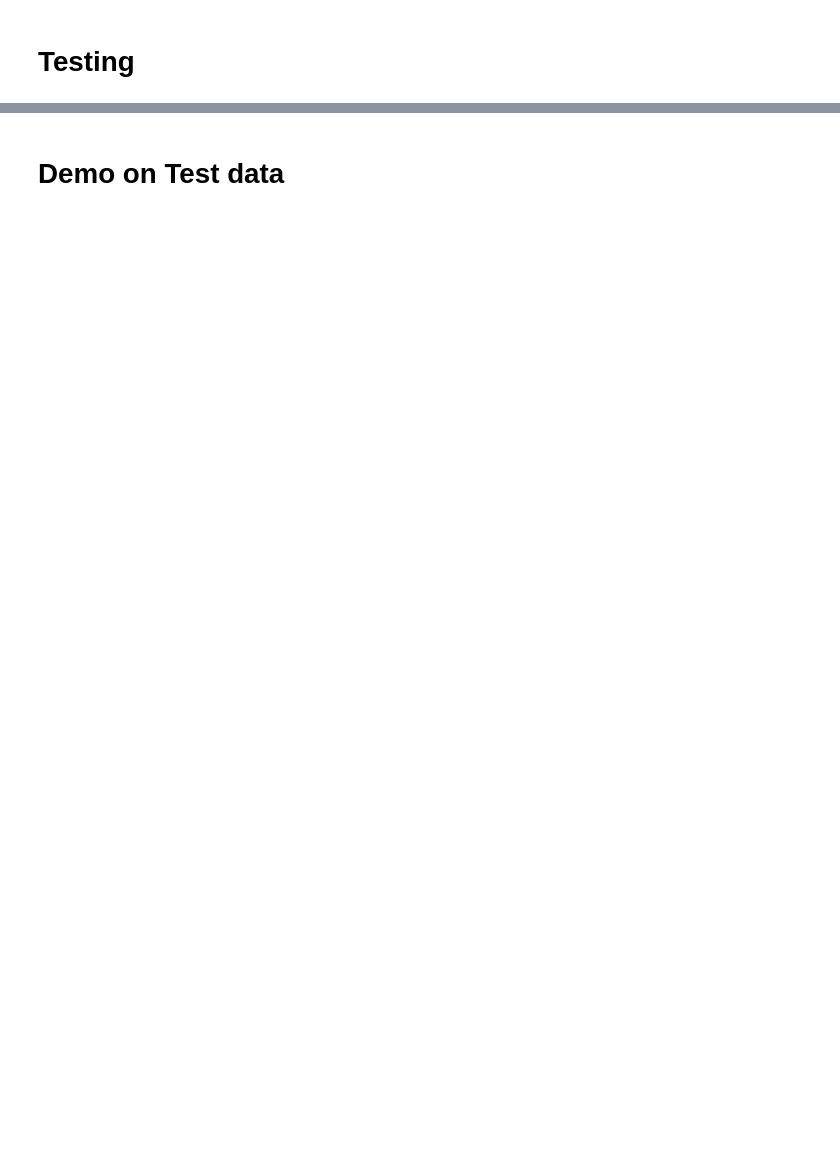
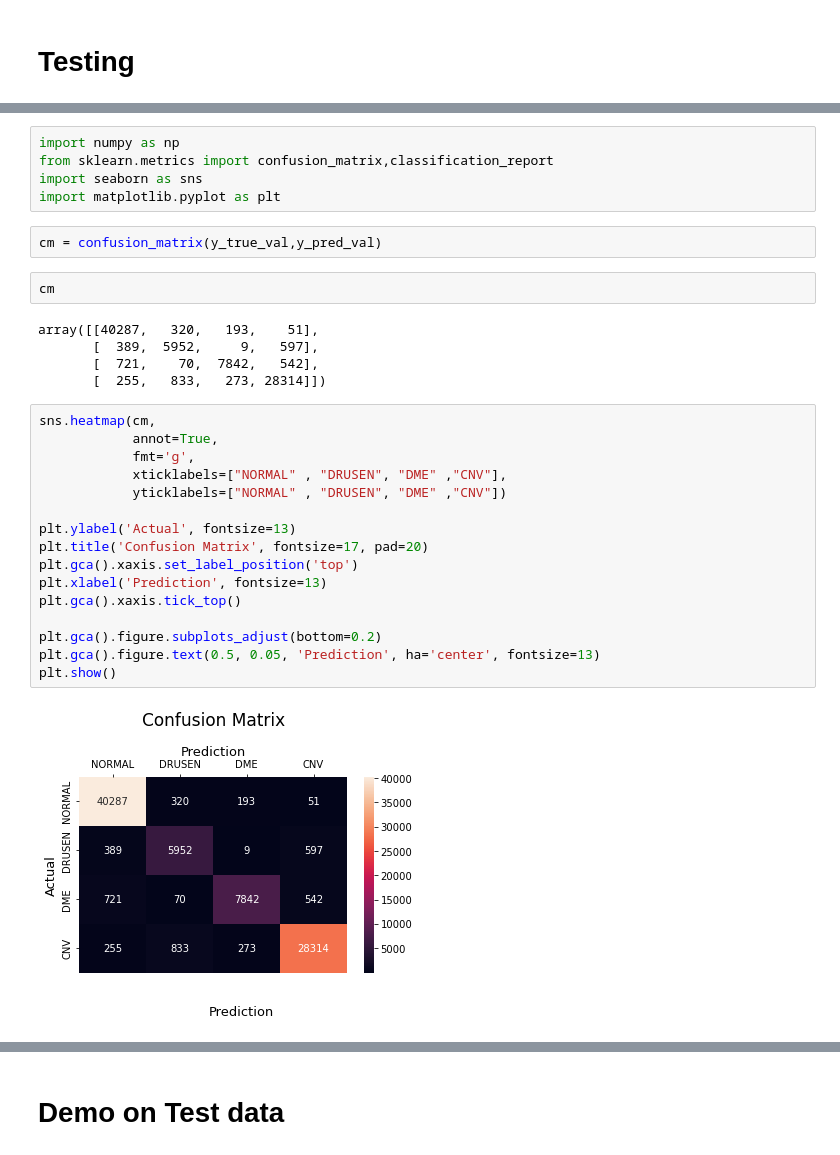
Before and after one commit to venkateshvaddadi/Aster_AI_Course_Implementations, a Jupyter notebook: Retinal Disease Classification Using Optical Coherence Tomography Images/train.ipynb, the cells around one changed output, grey strips where cells are left out. Saved outputs shown, nothing was run; the diff lists cells and outputs as text; blank space fills up the shorter version.

```diff
--- a/Retinal Disease Classification Using Optical Coherence Tomography Images/train.ipynb
+++ b/Retinal Disease Classification Using Optical Coherence Tomography Images/train.ipynb
@@ -425,0 +436,32 @@ TEST Accuracy (%):  92.1729295540578 == 79866 / 86648
+# %%
+import numpy as np
+from sklearn.metrics import confusion_matrix,classification_report
+import seaborn as sns
+import matplotlib.pyplot as plt
+# %%
+cm = confusion_matrix(y_true_val,y_pred_val)
+# %%
+cm
+# %% [output]
+array([[40287,   320,   193,    51],
+       [  389,  5952,     9,   597],
+       [  721,    70,  7842,   542],
+       [  255,   833,   273, 28314]])
+# %%
+sns.heatmap(cm,
+            annot=True,
+            fmt='g',
+            xticklabels=["NORMAL" , "DRUSEN", "DME" ,"CNV"],
+            yticklabels=["NORMAL" , "DRUSEN", "DME" ,"CNV"])
+
+plt.ylabel('Actual', fontsize=13)
+plt.title('Confusion Matrix', fontsize=17, pad=20)
+plt.gca().xaxis.set_label_position('top')
+plt.xlabel('Prediction', fontsize=13)
+plt.gca().xaxis.tick_top()
+
+plt.gca().figure.subplots_adjust(bottom=0.2)
+plt.gca().figure.text(0.5, 0.05, 'Prediction', ha='center', fontsize=13)
+plt.show()
+# %% [output]
+[figure, added]
```
Also changed, not shown: parts of 13 cells of this notebook.
